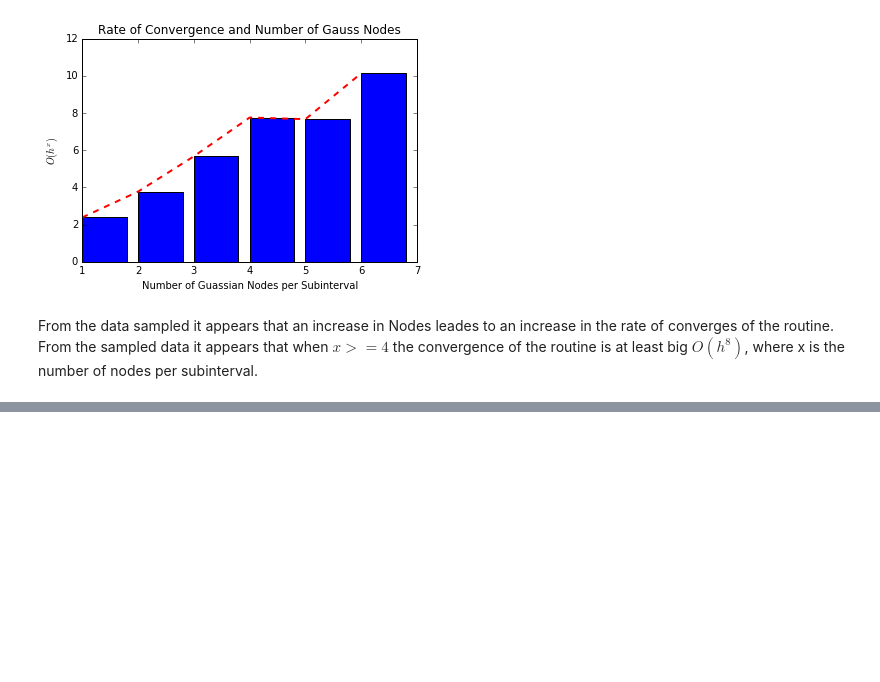
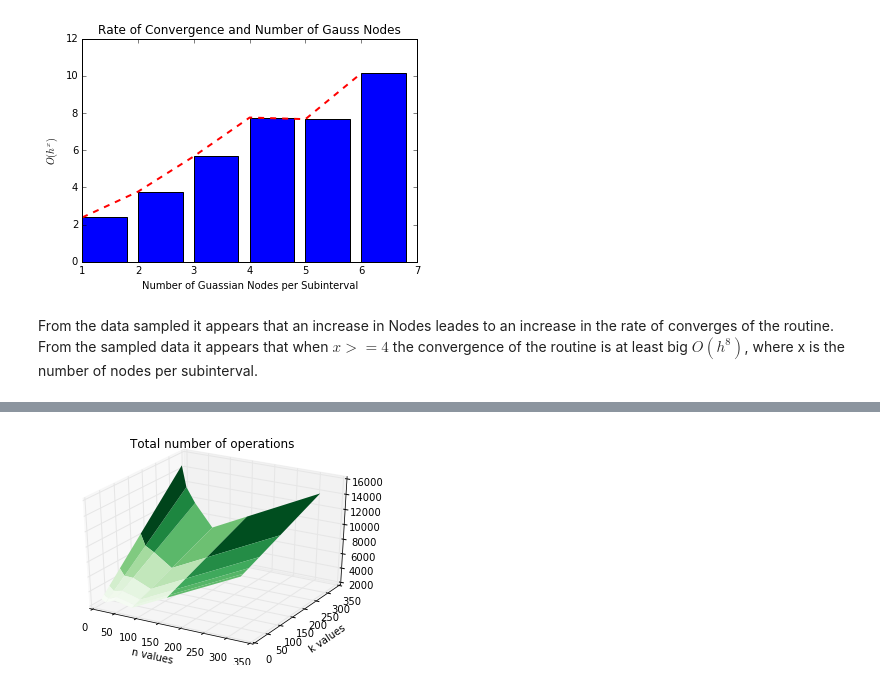
Before and after one commit to browlm13/HSCI_p4, a Jupyter notebook: SC/HSCI_proj4_parts_1-2.ipynb, the cells around one changed output, grey strips where cells are left out. Drawn from its saved outputs; the diff is of its cells as text; code cells hidden in the pictures; blank space fills up the shorter version.

```diff
--- a/SC/HSCI_proj4_parts_1-2.ipynb
+++ b/SC/HSCI_proj4_parts_1-2.ipynb
@@ -432,0 +808,16 @@ From the data sampled it appears that an increase in Nodes leades to an increase
+# %%
+#importing operations data for choosing n,k values
+Tot_op = loadtxt('Total_operations.txt')
+ns = loadtxt('ns.txt')
+ks = loadtxt('ks.txt')
+# %%
+from mpl_toolkits.mplot3d.axes3d import Axes3D
+fig = figure()
+ax = fig.add_subplot(111, projection='3d')
+X, Y = meshgrid(ns, ks)
+title('Total number of operations')
+xlabel('n values')
+ylabel('k values')
+surf = ax.plot_surface(X, Y, Tot_op, rstride=1, cstride=1, linewidth=0, cmap=cm.Greens)
+# %% [output]
+[figure, added]
```
Also changed, not shown: parts of 7 cells of this notebook, 12 other files.
